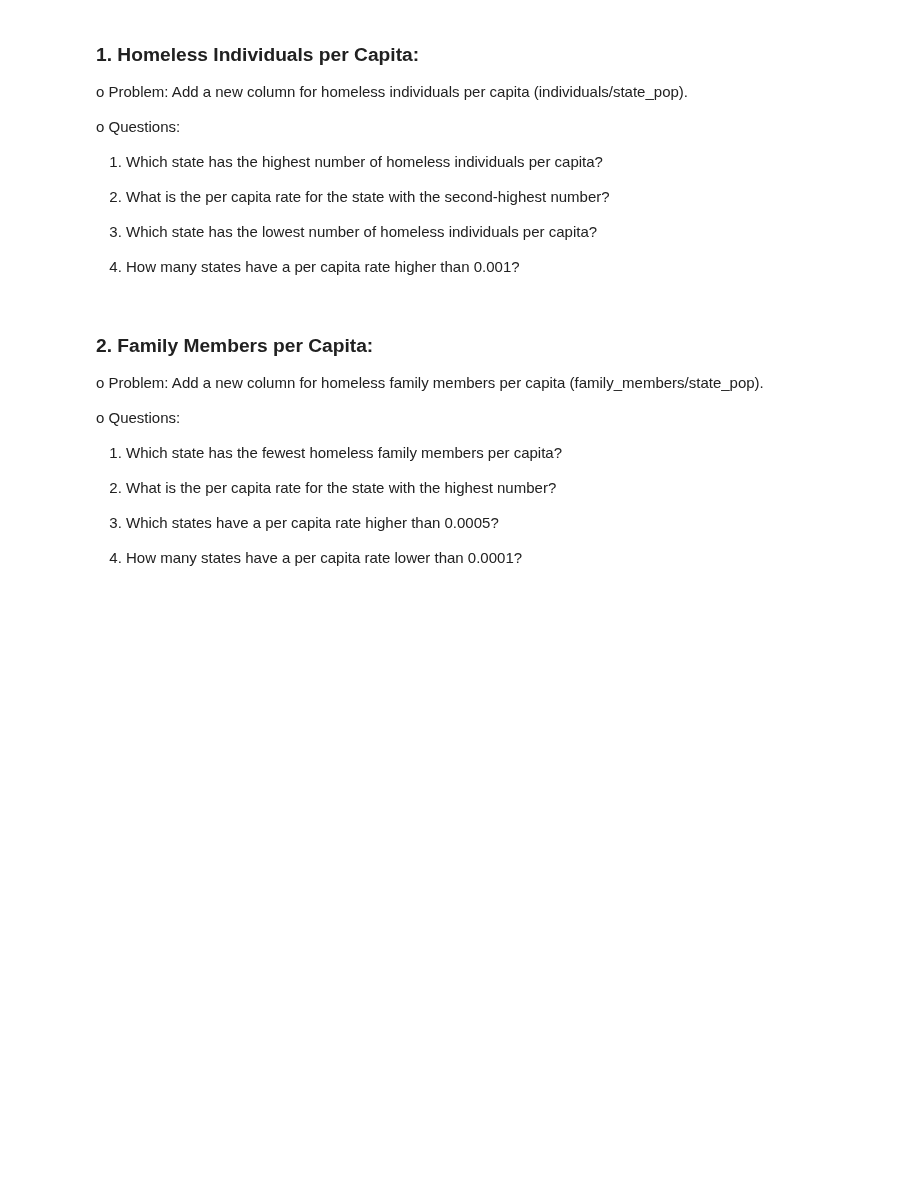
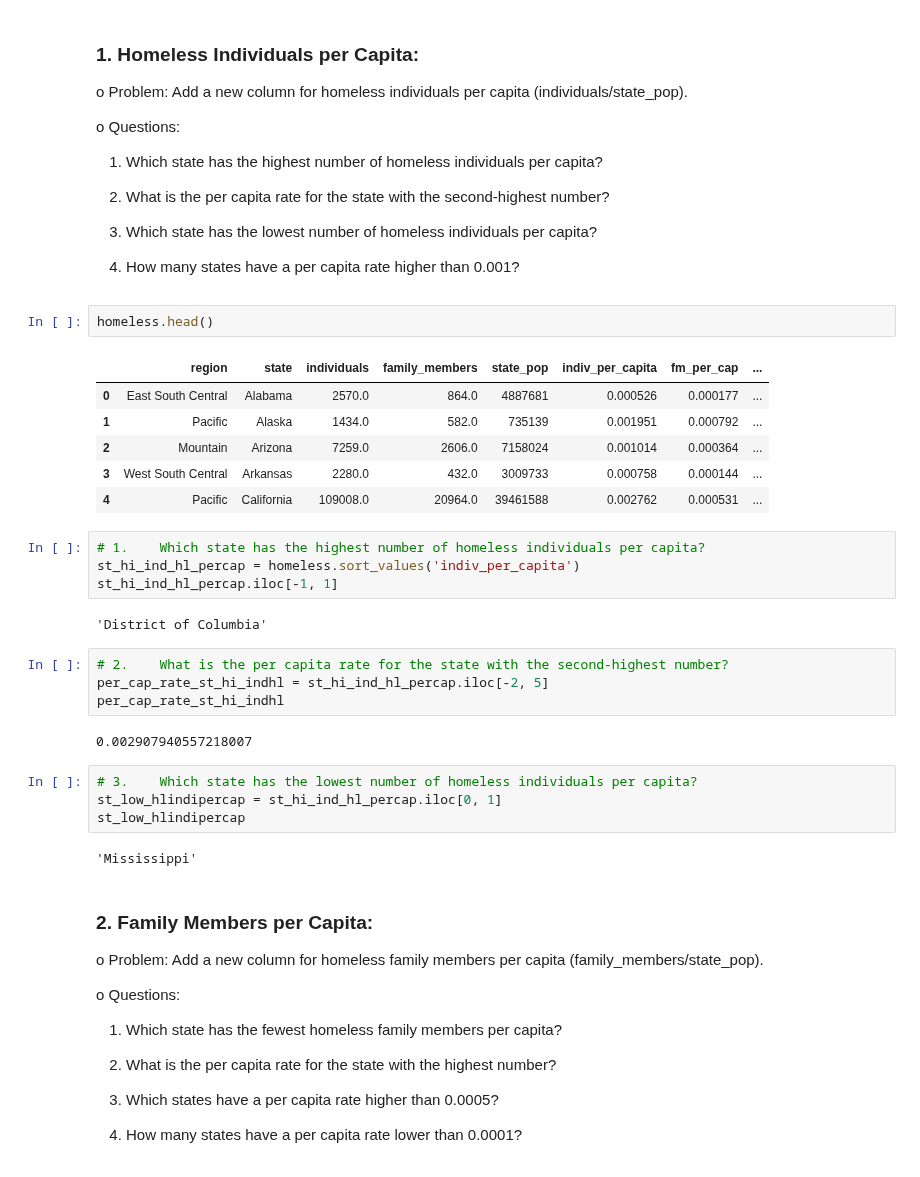
Before and after one commit to S827/python-programs, a Jupyter notebook: EDAPractice/DMWithPandas/CH1_TransformingDataframes/Homelessness_Exercise.ipynb, the cells around one changed output. Drawn from its saved outputs; the diff is of its cells as text; blank space fills up the shorter version.

```diff
--- a/EDAPractice/DMWithPandas/CH1_TransformingDataframes/Homelessness_Exercise.ipynb
+++ b/EDAPractice/DMWithPandas/CH1_TransformingDataframes/Homelessness_Exercise.ipynb
@@ -1254,6 +1254,33 @@ o	Questions:
 3.	Which state has the lowest number of homeless individuals per capita?
 
 4.	How many states have a per capita rate higher than 0.001?
+# %%
+homeless.head()
+# %% [output]
+|  | region | state | individuals | family_members | state_pop | indiv_per_capita | fm_per_cap | ... |
+| 0 | East South Central | Alabama | 2570.0 | 864.0 | 4887681 | 0.000526 | 0.000177 | ... |
+| 1 | Pacific | Alaska | 1434.0 | 582.0 | 735139 | 0.001951 | 0.000792 | ... |
+| 2 | Mountain | Arizona | 7259.0 | 2606.0 | 7158024 | 0.001014 | 0.000364 | ... |
+| 3 | West South Central | Arkansas | 2280.0 | 432.0 | 3009733 | 0.000758 | 0.000144 | ... |
+| 4 | Pacific | California | 109008.0 | 20964.0 | 39461588 | 0.002762 | 0.000531 | ... |
+# %%
+# 1.	Which state has the highest number of homeless individuals per capita?
+st_hi_ind_hl_percap = homeless.sort_values('indiv_per_capita')
+st_hi_ind_hl_percap.iloc[-1, 1]
+# %% [output]
+'District of Columbia'
+# %%
+# 2.	What is the per capita rate for the state with the second-highest number?
+per_cap_rate_st_hi_indhl = st_hi_ind_hl_percap.iloc[-2, 5]
+per_cap_rate_st_hi_indhl
+# %% [output]
+0.002907940557218007
+# %%
+# 3.	Which state has the lowest number of homeless individuals per capita?
+st_low_hlindipercap = st_hi_ind_hl_percap.iloc[0, 1]
+st_low_hlindipercap
+# %% [output]
+'Mississippi'
 # %% [markdown]
 ### 2.	Family Members per Capita:
 o	Problem: Add a new column for homeless family members per capita (family_members/state_pop).
```
Also changed, not shown: parts of 2 cells of this notebook.
